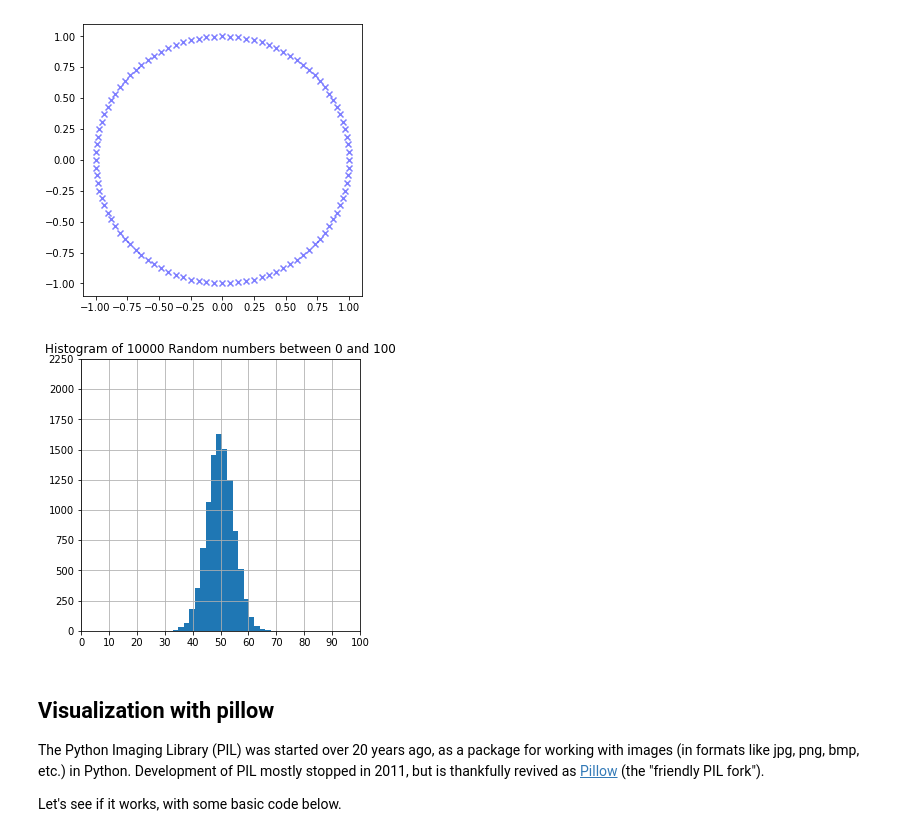
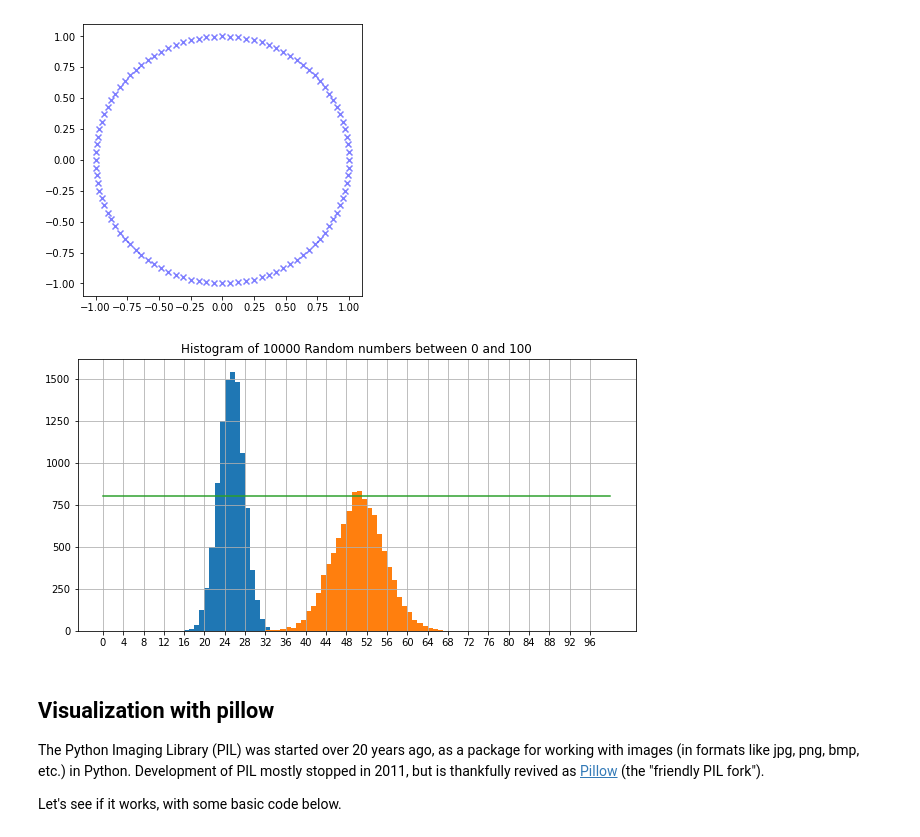
Before and after one commit to luisana-RS/Math152, a Jupyter notebook: P4M_Notebook_4.ipynb, the cells around one changed output. Drawn from its saved outputs; the diff is of its cells as text; code cells hidden in the pictures.

```diff
--- a/P4M_Notebook_4.ipynb
+++ b/P4M_Notebook_4.ipynb
@@ -1036,18 +1036,24 @@ plt.scatter(xlist, ylist, alpha=0.5, c='blue', marker='x') # See the marker?
 [figure]
 # %%
 #3.
-R = np.random.choice([0,1], (10000,100))
-sum = np.sum(R, axis=1)
-plt.figure(figsize=(5,5))
-plt.hist(sum, bins=20) # Divide the range of numbers into 10 "bins".
-#plt.plot ((0,1), (10,10)) # Compare to the flat distribution.
-plt.xticks(np.linspace(0,100, 11))
-plt.yticks(np.arange(0,2500,250))
+R = np.random.choice([0,0.5], (10000,100))
+B = np.random.choice([0,1], (10000,100))
+sum1 = np.sum(R, axis=1)
+sum2 = np.sum(B, axis=1)
+plt.figure(figsize=(10, 5))
+plt.hist(sum1, bins=np.linspace(0,100, 100, endpoint=False))
+plt.hist(sum2, bins=np.linspace(0,100, 100, endpoint=False))
+
+plt.plot ((0,100), (800,800)) # Compare to the flat distribution.
+plt.xticks(np.linspace(0,100, 25, endpoint=False))
+plt.yticks(np.arange(0,1750,250))
 plt.grid()
 plt.title("Histogram of 10000 Random numbers between 0 and 100")
 plt.show()
+
+#the smaller the range of numbers added gets, the higher the peak is
 # %% [output]
-[figure, old version]
+[figure, new version]
 # %% [markdown]
 ## Visualization with pillow
 
```
